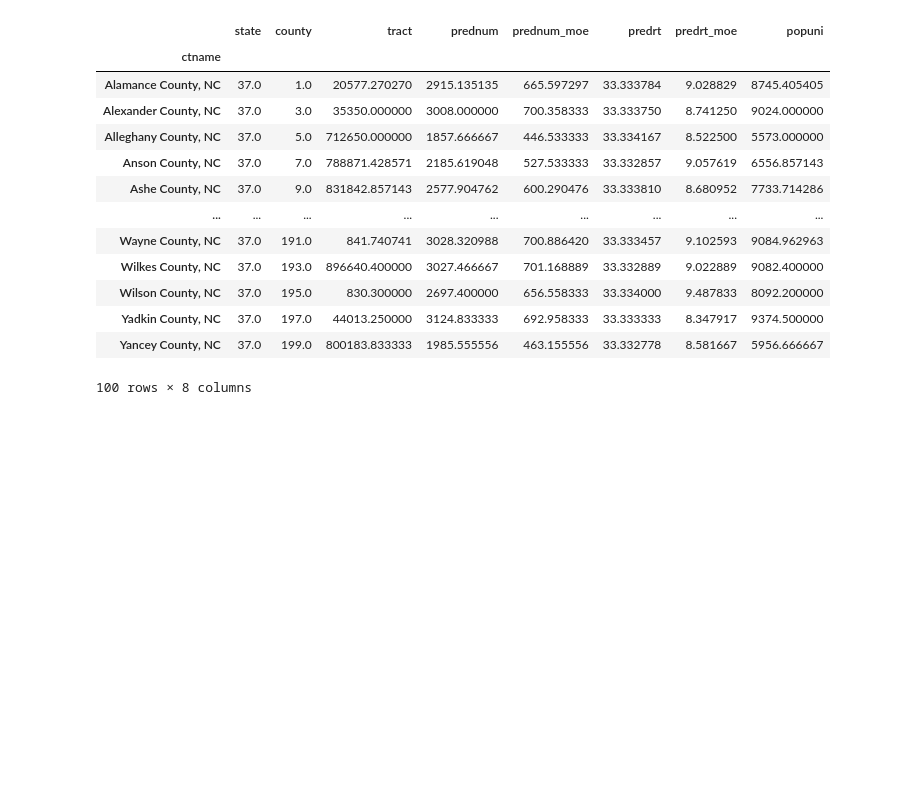
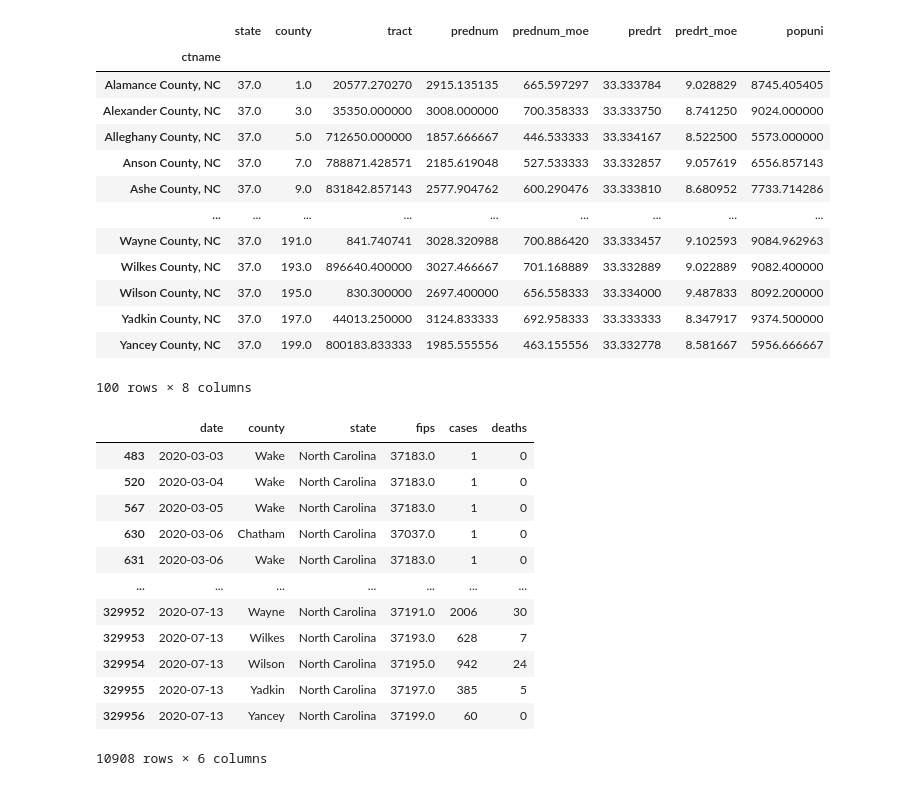
Before and after one commit to colbyhoke/project_1, a Jupyter notebook: covidapi.ipynb, the cells around one changed output. Saved outputs shown, nothing was run; the diff lists cells and outputs as text; code cells hidden in the pictures; blank space fills up the shorter version.

Commit message:
nc county data

```diff
--- a/covidapi.ipynb
+++ b/covidapi.ipynb
@@ -84,3 +84,27 @@ nc_cre_grouped_df
 | Yadkin County, NC | 37.0 | 197.0 | 44013.250000 | 3124.833333 | 692.958333 | 33.333333 | 8.347917 | 9374.500000 |
 | Yancey County, NC | 37.0 | 199.0 | 800183.833333 | 1985.555556 | 463.155556 | 33.332778 | 8.581667 | 5956.666667 |
 100 rows × 8 columns
+# %%
+counties_path = "data/us-counties.csv"
+county_df = pd.read_csv(counties_path)
+
+county_df
+
+
+nc_county_df = county_df.loc[county_df['state']=='North Carolina']
+
+nc_county_df
+# %% [output]
+|  | date | county | state | fips | cases | deaths |
+| 483 | 2020-03-03 | Wake | North Carolina | 37183.0 | 1 | 0 |
+| 520 | 2020-03-04 | Wake | North Carolina | 37183.0 | 1 | 0 |
+| 567 | 2020-03-05 | Wake | North Carolina | 37183.0 | 1 | 0 |
+| 630 | 2020-03-06 | Chatham | North Carolina | 37037.0 | 1 | 0 |
+| 631 | 2020-03-06 | Wake | North Carolina | 37183.0 | 1 | 0 |
+| ... | ... | ... | ... | ... | ... | ... |
+| 329952 | 2020-07-13 | Wayne | North Carolina | 37191.0 | 2006 | 30 |
+| 329953 | 2020-07-13 | Wilkes | North Carolina | 37193.0 | 628 | 7 |
+| 329954 | 2020-07-13 | Wilson | North Carolina | 37195.0 | 942 | 24 |
+| 329955 | 2020-07-13 | Yadkin | North Carolina | 37197.0 | 385 | 5 |
+| 329956 | 2020-07-13 | Yancey | North Carolina | 37199.0 | 60 | 0 |
+10908 rows × 6 columns
```
Also changed, not shown: parts of 3 cells of this notebook, 2 other files.
